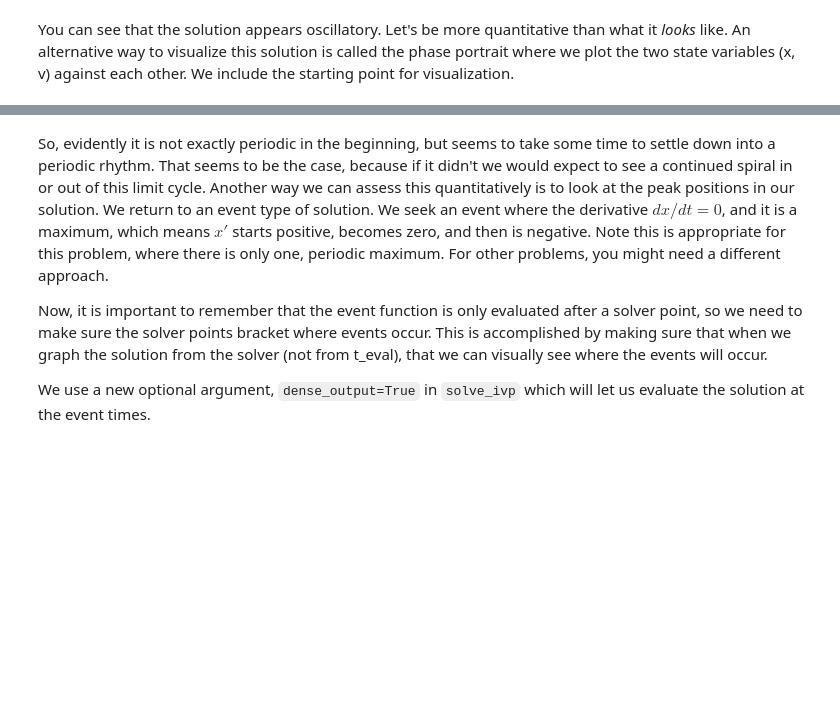
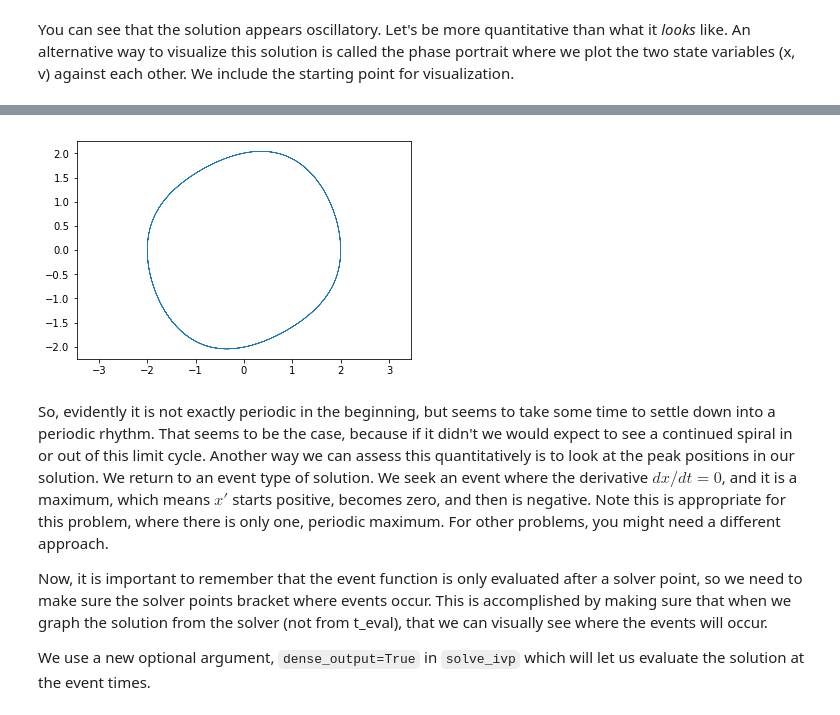
Before and after one commit to jkitchin/f18-06623, a Jupyter notebook: lectures/nth-odes.ipynb, the cells around one changed output, grey strips where cells are left out. Cells and saved outputs as stored; diff of their text form; code cells hidden in the pictures; blank space fills up the shorter version.

```diff
--- a/lectures/nth-odes.ipynb
+++ b/lectures/nth-odes.ipynb
@@ -67,3 +73,10 @@ plt.axis('equal');
+# %%
+sol2 = solve_ivp(dXdt, tspan, sol.y[:, -1], max_step=h)
+sol2.message, sol2.success
+plt.plot(*sol2.y, lw=0.5)
+plt.axis('equal');
+# %% [output]
+[figure, added]
 # %% [markdown]
 So, evidently it is not exactly periodic in the beginning, but seems to take some time to settle down into a periodic rhythm. That seems to be the case, because if it didn't we would expect to see a continued spiral in or out of this limit cycle. Another way we can assess this quantitatively is to look at the peak positions in our solution. We return to an event type of solution. We seek an event where the derivative $dx/dt=0$, and it is a maximum, which means $x'$ starts positive, becomes zero, and then is negative. Note this is appropriate for this problem, where there is only one, periodic maximum. For other problems, you might need a different approach.
 
```
Also changed, not shown: parts of 15 cells of this notebook, 2 other files.
